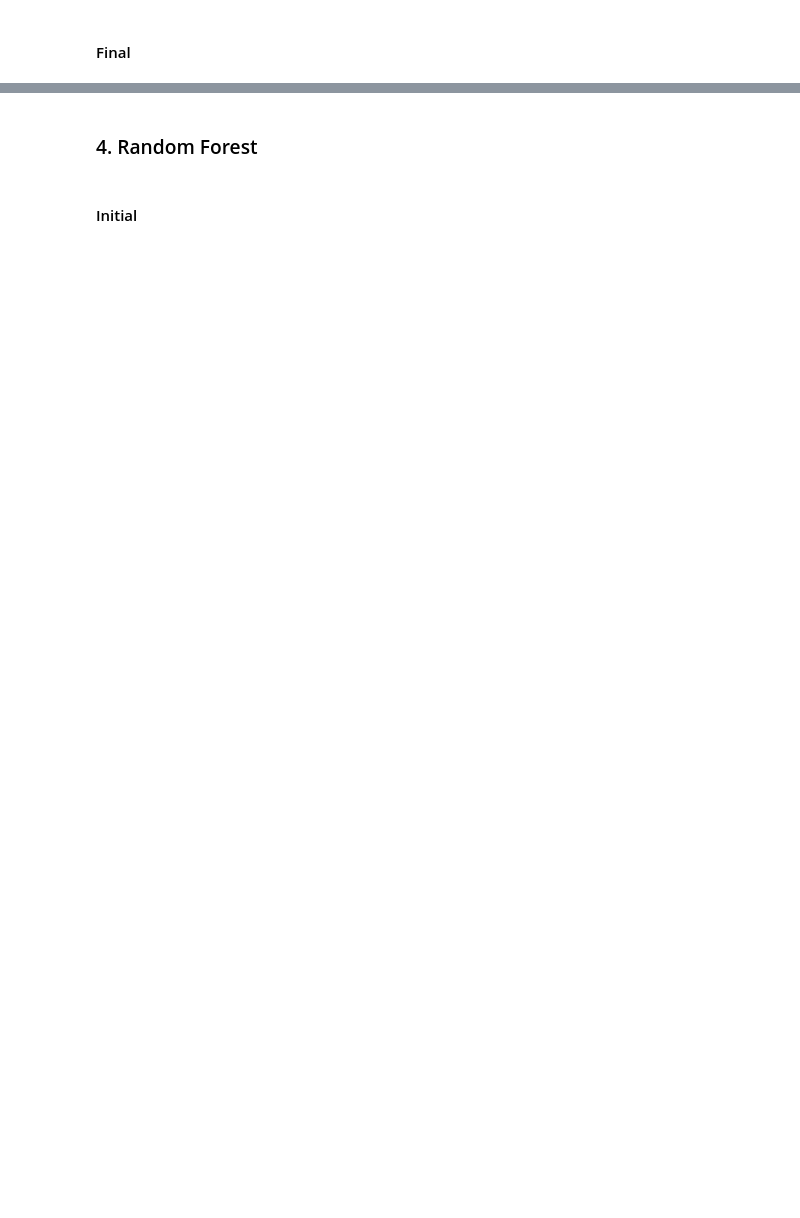
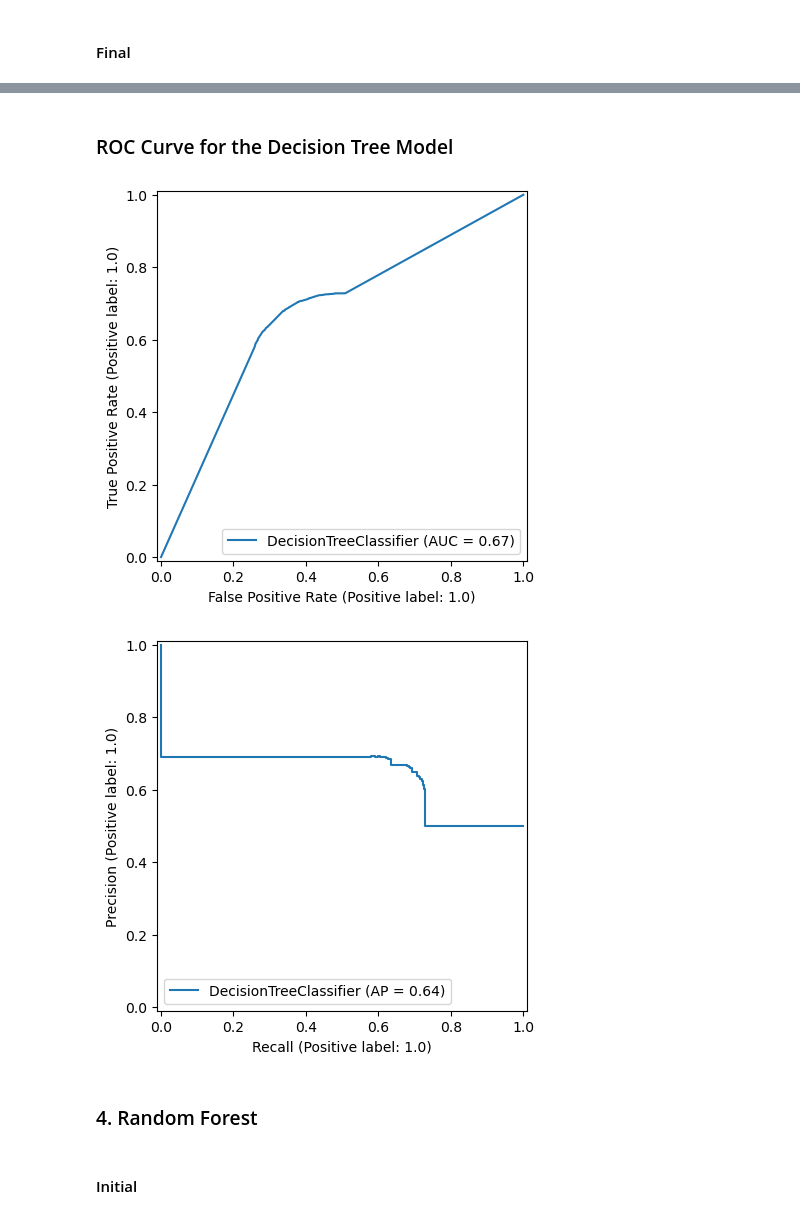
Before and after one commit to yiannisp1822/Project2_Diabetes, a Jupyter notebook: diabetes-prediction-modeling-s_copy.ipynb, the cells around one changed output, grey strips where cells are left out. Drawn from its saved outputs; the diff is of its cells as text; code cells hidden in the pictures; blank space fills up the shorter version.

```diff
--- a/diabetes-prediction-modeling-s_copy.ipynb
+++ b/diabetes-prediction-modeling-s_copy.ipynb
@@ -844,3 +963,16 @@ weighted avg       0.67      0.67      0.67     17673
+# %% [markdown]
+### ROC Curve for the Decision Tree Model
+# %%
+# Create the ROC curve
+RocCurveDisplay.from_estimator(tree_model, x_test_encoded, y_test)
+plt.show()
+
+# Create the precision-recall curve
+PrecisionRecallDisplay.from_estimator(tree_model, x_test_encoded, y_test)
+plt.show()
+# %% [output]
+[figure, added]
+[figure, added]
 # %% [markdown]
 ### 4. Random Forest
 # %% [markdown]
```
Also changed, not shown: parts of 38 cells of this notebook, 1 other file.
